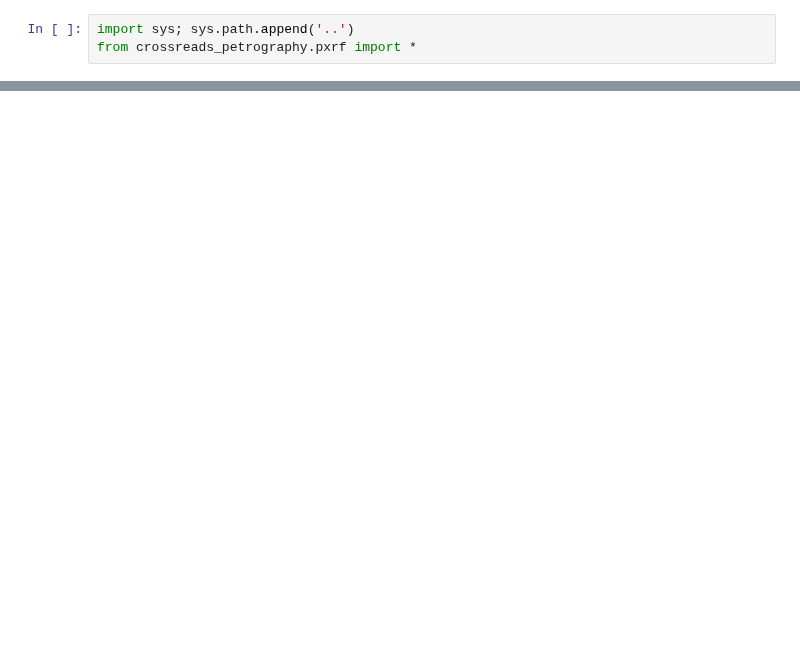
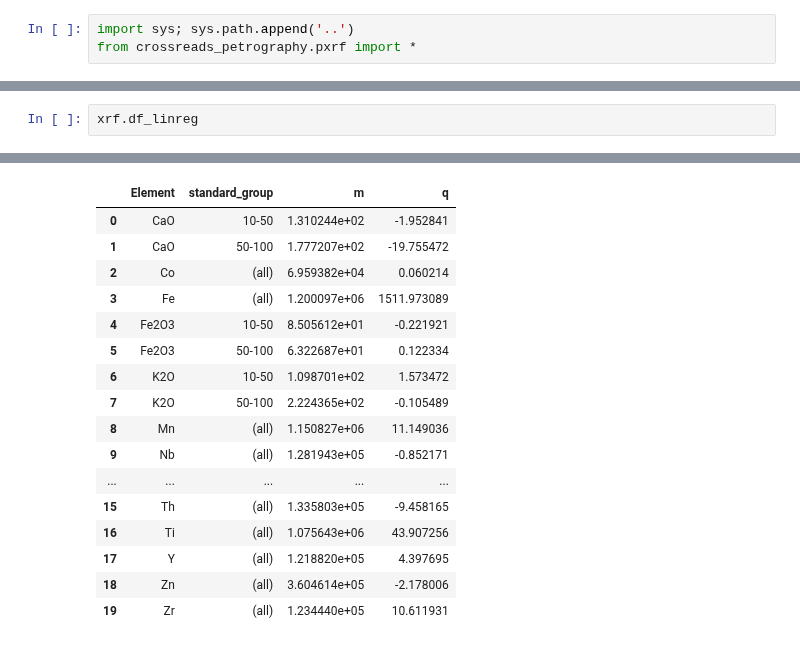
Before and after one commit to kingsdigitallab/crossreads-petrography, a Jupyter notebook: notebooks/pXRF.ipynb, the cells around one changed output, grey strips where cells are left out. Saved outputs shown, nothing was run; the diff lists cells and outputs as text; blank space fills up the shorter version.

```diff
--- a/notebooks/pXRF.ipynb
+++ b/notebooks/pXRF.ipynb
@@ -66,0 +80,3 @@ xrf.plot()
+# %%
+xrf.df_linreg
+# %% [output]
@@ -67,3 +84,20 @@ xrf.plot()
+|  | Element | standard_group | m | q |
+| 0 | CaO | 10-50 | 1.310244e+02 | -1.952841 |
+| 1 | CaO | 50-100 | 1.777207e+02 | -19.755472 |
+| 2 | Co | (all) | 6.959382e+04 | 0.060214 |
+| 3 | Fe | (all) | 1.200097e+06 | 1511.973089 |
+| 4 | Fe2O3 | 10-50 | 8.505612e+01 | -0.221921 |
+| 5 | Fe2O3 | 50-100 | 6.322687e+01 | 0.122334 |
+| 6 | K2O | 10-50 | 1.098701e+02 | 1.573472 |
+| 7 | K2O | 50-100 | 2.224365e+02 | -0.105489 |
+| 8 | Mn | (all) | 1.150827e+06 | 11.149036 |
+| 9 | Nb | (all) | 1.281943e+05 | -0.852171 |
+| ... | ... | ... | ... | ... |
+| 15 | Th | (all) | 1.335803e+05 | -9.458165 |
+| 16 | Ti | (all) | 1.075643e+06 | 43.907256 |
+| 17 | Y | (all) | 1.218820e+05 | 4.397695 |
+| 18 | Zn | (all) | 3.604614e+05 | -2.178006 |
+| 19 | Zr | (all) | 1.234440e+05 | 10.611931 |
 # %%
 xrf.df_adjusted
 # %% [output]
```
Also changed, not shown: parts of 10 cells of this notebook, 10 other files.
